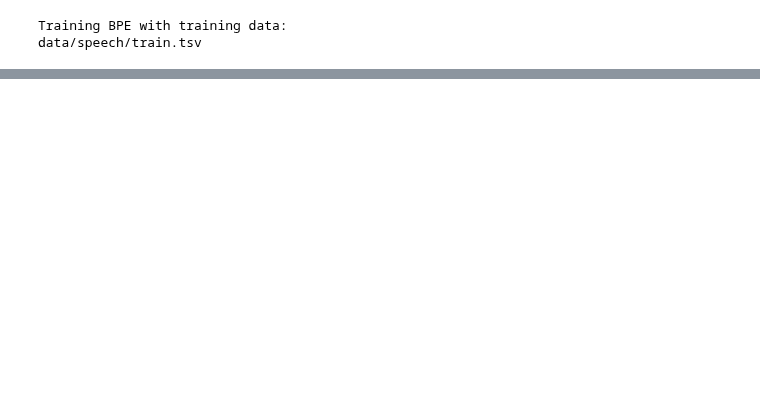
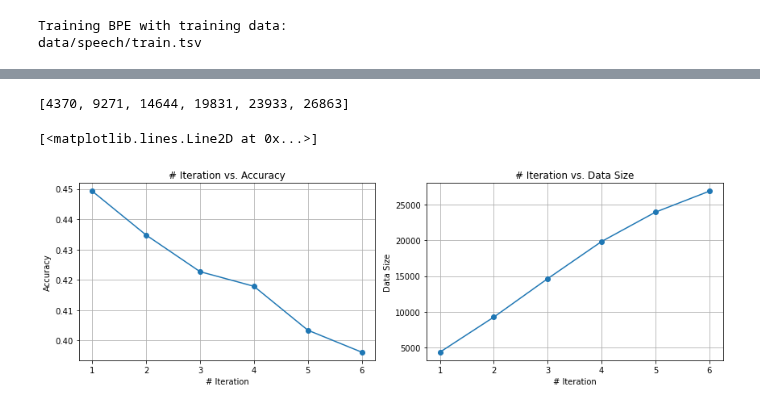
Before and after one commit to sahn93/uci-statnlp, a Jupyter notebook: hw1/semi_supervised.ipynb, the cells around one changed output, grey strips where cells are left out. Cells and saved outputs as stored; diff of their text form; code cells hidden in the pictures; blank space fills up the shorter version.

```diff
--- a/hw1/semi_supervised.ipynb
+++ b/hw1/semi_supervised.ipynb
@@ -112,0 +245,9 @@ Select top K samples from unlabeled data for each category based on the teacher'
+# %%
+print("Reading data")
+tarfname = "data/speech.tar.gz"
+speech = read_files(tarfname, lowercase=False, tokenizer=bpe_tokenizer)
+print(speech.trainX.shape)
+
+print("Reading unlabeled data")
+unlabeled = read_unlabeled(tarfname, speech)
+print(unlabeled.X.shape)
@@ -112,0 +267,3 @@ Select top K samples from unlabeled data for each category based on the teacher'
+# %%
+print("Training classifier")
+clss, accs, data_sizes = self_train(unlabeled.X, speech.trainX, speech.trainy, speech.devX, speech.devy, C=.7)
@@ -112,0 +288,19 @@ Select top K samples from unlabeled data for each category based on the teacher'
+# %%
+import matplotlib.pyplot as plt
+
+fig, axs = plt.subplots(1, 2, figsize=(12, 4), tight_layout=True)
+axs[0].set_title('# Iteration vs. Accuracy')
+axs[0].set_xlabel('# Iteration')
+axs[0].set_ylabel('Accuracy')
+axs[0].grid()
+axs[0].plot([i+1 for i in range(len(accs))], accs, marker='o')
+print(data_sizes)
+axs[1].set_title('# Iteration vs. Data Size')
+axs[1].set_xlabel('# Iteration')
+axs[1].set_ylabel('Data Size')
+axs[1].grid()
+axs[1].plot([i+1 for i in range(len(data_sizes))], data_sizes, marker='o')
+# %% [output]
+[4370, 9271, 14644, 19831, 23933, 26863]
+[<matplotlib.lines.Line2D at 0x...>]
+[figure, added]
```
Also changed, not shown: parts of 16 cells of this notebook, 8 other files.
